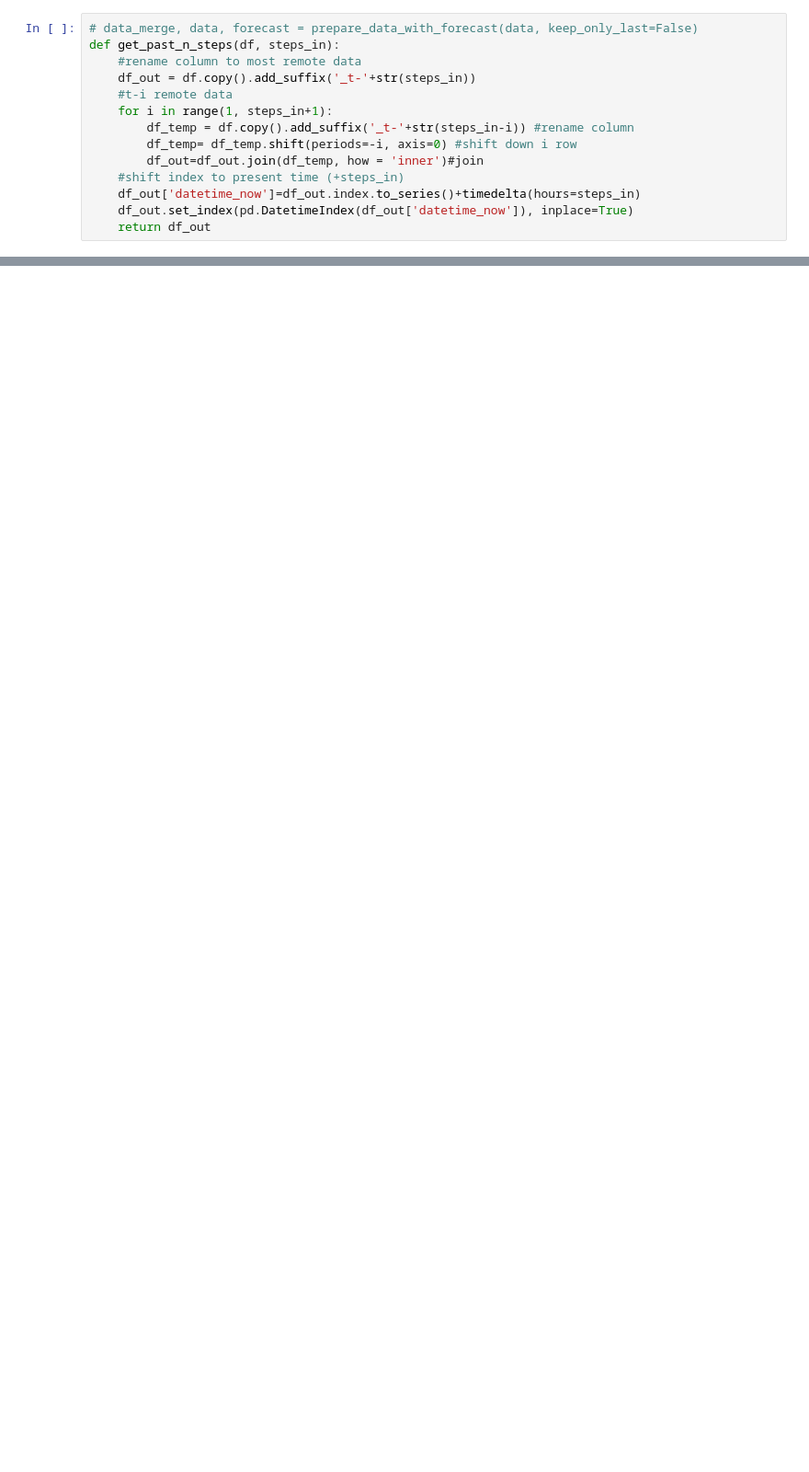
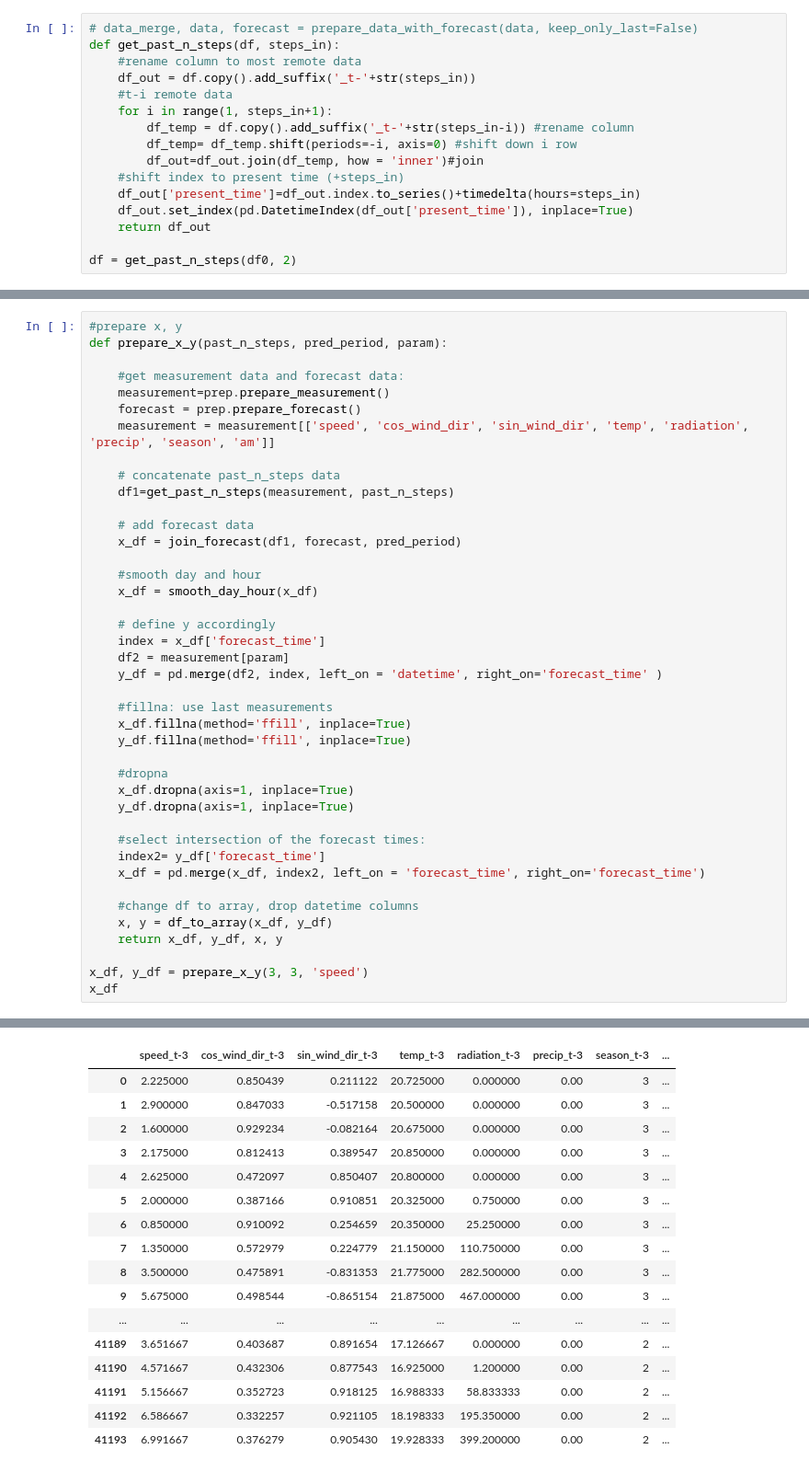
Before and after one commit to leobix/safi, a Jupyter notebook: data_processing.ipynb, the cells around one changed output, grey strips where cells are left out. Shown: that part at 92% size. Saved outputs shown, nothing was run; the diff lists cells and outputs as text; blank space fills up the shorter version.

```diff
--- a/data_processing.ipynb
+++ b/data_processing.ipynb
@@ -36,9 +63,11 @@ def get_past_n_steps(df, steps_in):
         df_temp= df_temp.shift(periods=-i, axis=0) #shift down i row
         df_out=df_out.join(df_temp, how = 'inner')#join
     #shift index to present time (+steps_in)
-    df_out['datetime_now']=df_out.index.to_series()+timedelta(hours=steps_in)
-    df_out.set_index(pd.DatetimeIndex(df_out['datetime_now']), inplace=True)
+    df_out['present_time']=df_out.index.to_series()+timedelta(hours=steps_in)
+    df_out.set_index(pd.DatetimeIndex(df_out['present_time']), inplace=True)
     return df_out
+
+df = get_past_n_steps(df0, 2)
 # %%
 def join_forecast(df, forecast, predict):
 
@@ -110,0 +98,42 @@ x.all()
+# %%
+#prepare x, y
+def prepare_x_y(past_n_steps, pred_period, param):
+
+    #get measurement data and forecast data:
+    measurement=prep.prepare_measurement()
+    forecast = prep.prepare_forecast()
+    measurement = measurement[['speed', 'cos_wind_dir', 'sin_wind_dir', 'temp', 'radiation', 'precip', 'season', 'am']]
+
+    # concatenate past_n_steps data
+    df1=get_past_n_steps(measurement, past_n_steps)
+
+    # add forecast data
+    x_df = join_forecast(df1, forecast, pred_period)
+
+    #smooth day and hour
+    x_df = smooth_day_hour(x_df)
+
+    # define y accordingly
+    index = x_df['forecast_time']
+    df2 = measurement[param]
+    y_df = pd.merge(df2, index, left_on = 'datetime', right_on='forecast_time' )
+
+    #fillna: use last measurements
+    x_df.fillna(method='ffill', inplace=True)
+    y_df.fillna(method='ffill', inplace=True)
+
+    #dropna
+    x_df.dropna(axis=1, inplace=True)
+    y_df.dropna(axis=1, inplace=True)
+
+    #select intersection of the forecast times:
+    index2= y_df['forecast_time']
+    x_df = pd.merge(x_df, index2, left_on = 'forecast_time', right_on='forecast_time')
+
+    #change df to array, drop datetime columns
+    x, y = df_to_array(x_df, y_df)
+    return x_df, y_df, x, y
+
+x_df, y_df = prepare_x_y(3, 3, 'speed')
+x_df
+# %% [output]
@@ -110,0 +146,17 @@ x.all()
+|  | speed_t-3 | cos_wind_dir_t-3 | sin_wind_dir_t-3 | temp_t-3 | radiation_t-3 | precip_t-3 | season_t-3 | ... |
+| 0 | 2.225000 | 0.850439 | 0.211122 | 20.725000 | 0.000000 | 0.00 | 3 | ... |
+| 1 | 2.900000 | 0.847033 | -0.517158 | 20.500000 | 0.000000 | 0.00 | 3 | ... |
+| 2 | 1.600000 | 0.929234 | -0.082164 | 20.675000 | 0.000000 | 0.00 | 3 | ... |
+| 3 | 2.175000 | 0.812413 | 0.389547 | 20.850000 | 0.000000 | 0.00 | 3 | ... |
+| 4 | 2.625000 | 0.472097 | 0.850407 | 20.800000 | 0.000000 | 0.00 | 3 | ... |
+| 5 | 2.000000 | 0.387166 | 0.910851 | 20.325000 | 0.750000 | 0.00 | 3 | ... |
+| 6 | 0.850000 | 0.910092 | 0.254659 | 20.350000 | 25.250000 | 0.00 | 3 | ... |
+| 7 | 1.350000 | 0.572979 | 0.224779 | 21.150000 | 110.750000 | 0.00 | 3 | ... |
+| 8 | 3.500000 | 0.475891 | -0.831353 | 21.775000 | 282.500000 | 0.00 | 3 | ... |
+| 9 | 5.675000 | 0.498544 | -0.865154 | 21.875000 | 467.000000 | 0.00 | 3 | ... |
+| ... | ... | ... | ... | ... | ... | ... | ... | ... |
+| 41189 | 3.651667 | 0.403687 | 0.891654 | 17.126667 | 0.000000 | 0.00 | 2 | ... |
+| 41190 | 4.571667 | 0.432306 | 0.877543 | 16.925000 | 1.200000 | 0.00 | 2 | ... |
+| 41191 | 5.156667 | 0.352723 | 0.918125 | 16.988333 | 58.833333 | 0.00 | 2 | ... |
+| 41192 | 6.586667 | 0.332257 | 0.921105 | 18.198333 | 195.350000 | 0.00 | 2 | ... |
+| 41193 | 6.991667 | 0.376279 | 0.905430 | 19.928333 | 399.200000 | 0.00 | 2 | ... |
```
Also changed, not shown: parts of 22 cells of this notebook, 4 other files.
